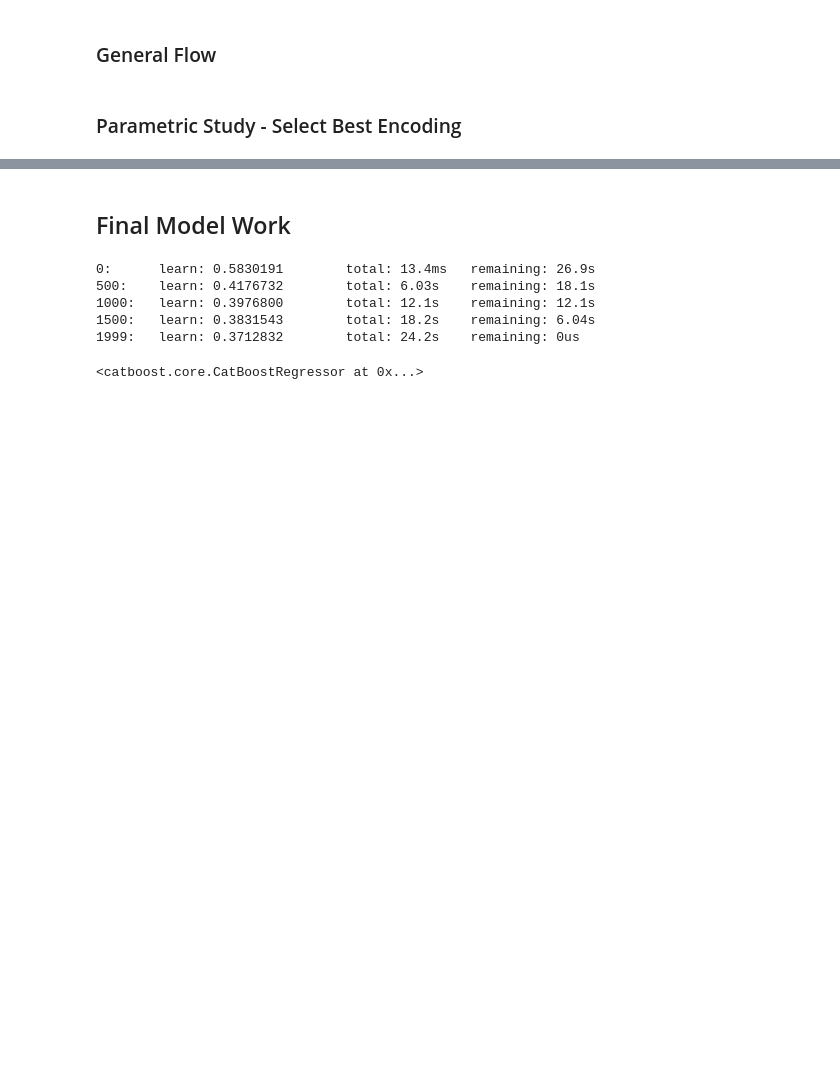
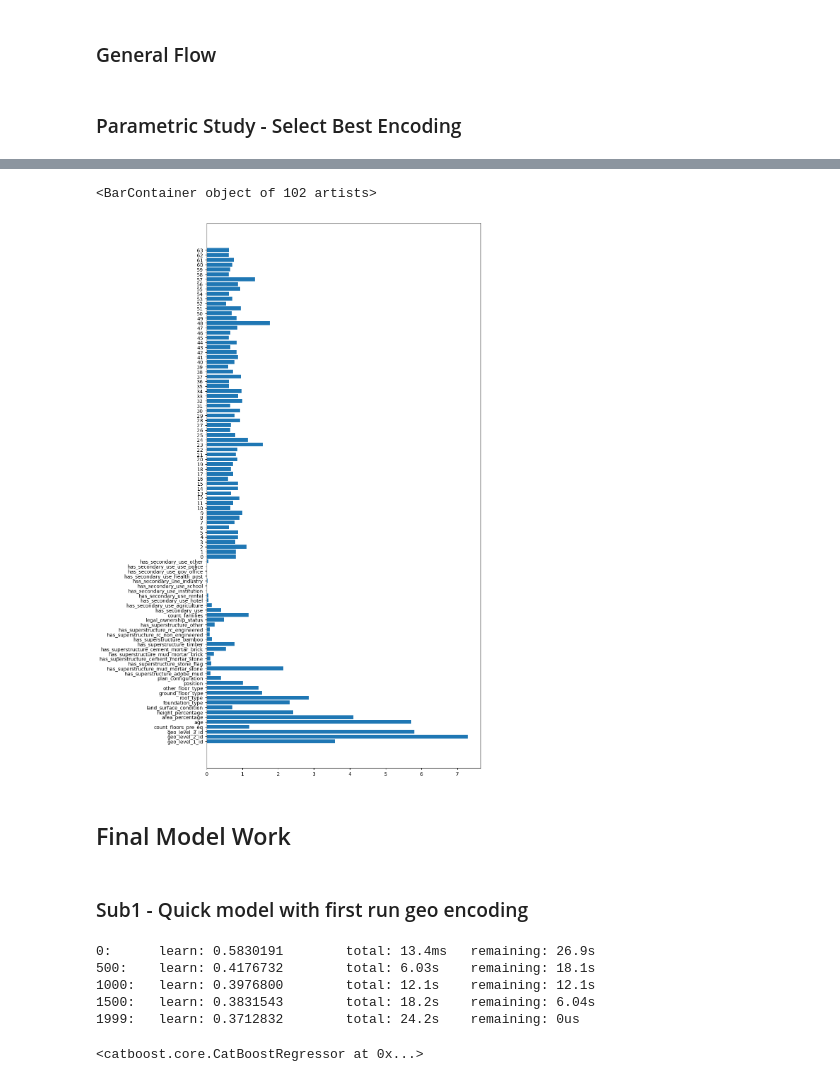
Before and after one commit to teofc111/DD_earthquake, a Jupyter notebook: DD_earthquake_2_autoencode.ipynb, the cells around one changed output, grey strips where cells are left out. Drawn from its saved outputs; the diff is of its cells as text; code cells hidden in the pictures; blank space fills up the shorter version.

```diff
--- a/DD_earthquake_2_autoencode.ipynb
+++ b/DD_earthquake_2_autoencode.ipynb
@@ -662,0 +727,36 @@ archis.to_csv('param_study_2000.csv',index=None)
+# %%
+# Prep data for catboost vanilla
+categorical_features = ['geo_level_1_id', 'geo_level_2_id', 'geo_level_3_id', 'land_surface_condition', 'foundation_type', 'roof_type', 'ground_floor_type', 'other_floor_type', 'position', 'plan_configuration', 'has_superstructure_adobe_mud', 'has_superstructure_mud_mortar_stone', 'has_superstructure_stone_flag',
+                        'has_superstructure_cement_mortar_stone', 'has_superstructure_mud_mortar_brick', 'has_superstructure_cement_mortar_brick', 'has_superstructure_timber', 'has_superstructure_bamboo', 'has_superstructure_rc_non_engineered', 'has_superstructure_rc_engineered', 'has_superstructure_other',
+                        'legal_ownership_status', 'has_secondary_use', 'has_secondary_use_agriculture', 'has_secondary_use_hotel', 'has_secondary_use_rental', 'has_secondary_use_institution', 'has_secondary_use_school', 'has_secondary_use_industry', 'has_secondary_use_health_post', 'has_secondary_use_gov_office', 'has_secondary_use_use_police', 'has_secondary_use_other']
+geo_features = ['geo_level_1_id', 'geo_level_2_id', 'geo_level_3_id']
+numerical_features = ['count_floors_pre_eq', 'age', 'area_percentage', 'height_percentage', 'count_families']
+
+# Split into train, val, test and pred sets
+X_train_or, df_test_X, y_train_or, df_test_y = train_test_split(df_train_features_raw, df_train_labels_raw, test_size = 0.15, random_state=42,stratify=df_train_labels_raw)
+df_train_X, df_val_X, df_train_y, df_val_y = train_test_split(X_train_or, y_train_or, test_size = 0.15, random_state=42,stratify=y_train_or)
+df_pred_X = df_pred_features_raw
+
+# Get imputed damage grade to prep for geo-encoding
+df_all, non_geo_features_OHE = impute_damage_grade(df_train_X, df_val_X, df_test_X,df_pred_X,
+                                                   df_train_y,df_val_y=df_val_y)
+
+# Set up architecture
+geo1_size = 16
+geo2_size = 32
+geo3_size = 64
+inter_size = 128
+latent_size = 64
+epochs = 10
+
+# Get latent geo-encoding
+latent_geo,_,_,_,_,_ = get_latent_geo(df_all, non_geo_features_OHE, geo1_size, geo2_size,
+                                              geo3_size, inter_size, latent_size, epochs)
+
+# # Save geo-encoding
+# with open('latent_geo_1.pkl','wb') as f:
+#     pickle.dump(latent_geo, f)
+
+# # Load geo-encoding
+# with open('latent_geo_1.pkl','rb') as f:
+#     latent_geo = pickle.load(f)
@@ -663,5 +836,16 @@ archis.to_csv('param_study_2000.csv',index=None)
+# %%
+cols = [str(col) for col in df_train_X.columns]
+
+imps = model.feature_importances_
+fig,ax = plt.subplots(1,1,figsize=(10,20))
+ax.barh(cols,imps)
+# %% [output]
+<BarContainer object of 102 artists>
+[figure, added]
 # %% [markdown]
 ## Final Model Work
+# %% [markdown]
+### Sub1 - Quick model with first run geo encoding
 # %%
 # Final model and predict
 model = cb.CatBoostRegressor(loss_function='RMSE',
```
Also changed, not shown: parts of 18 cells of this notebook.
